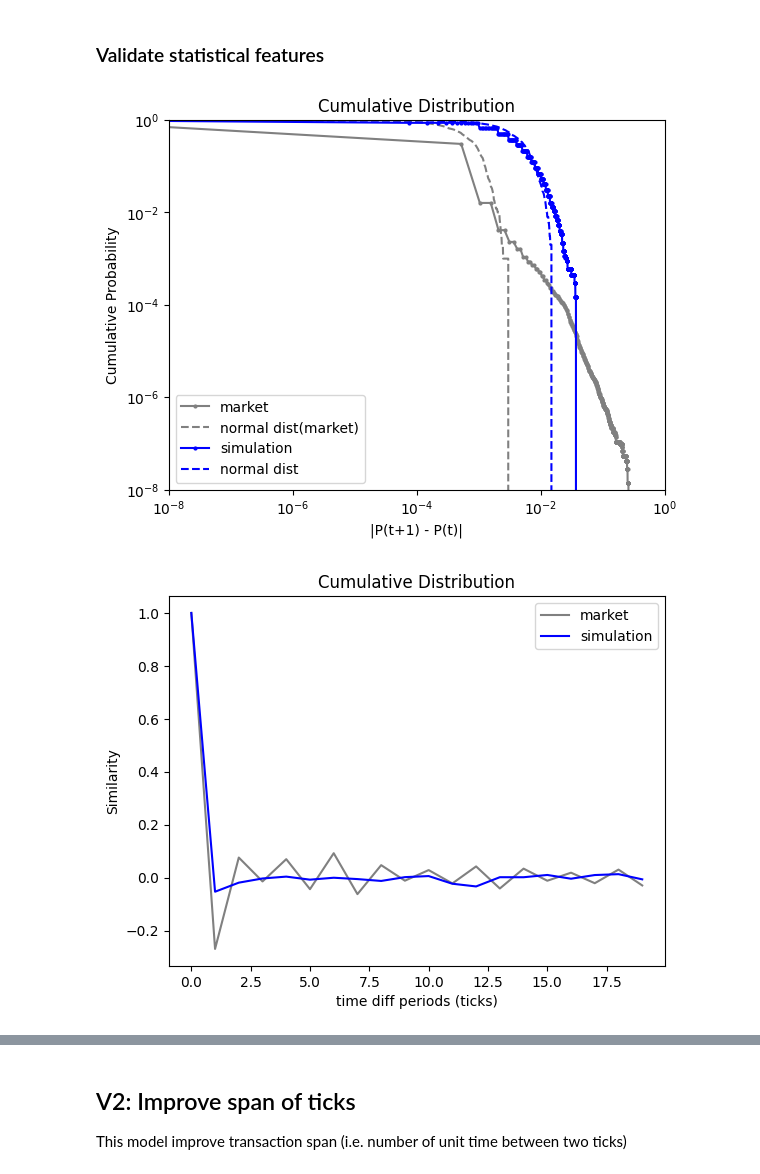
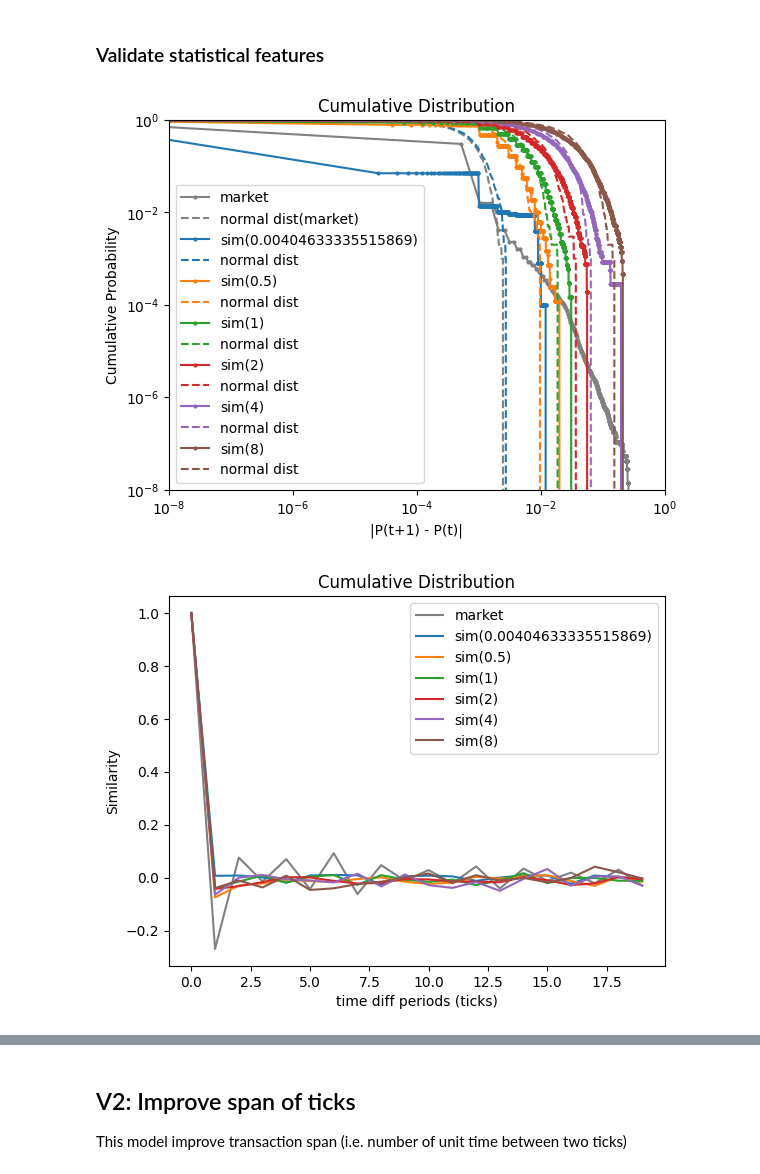
Before and after one commit to Naradice/stocknet_study, a Jupyter notebook: FeatureEngineering/AgentSimulation.ipynb, the cells around one changed output, grey strips where cells are left out. Saved outputs shown, nothing was run; the diff lists cells and outputs as text; code cells hidden in the pictures.

```diff
--- a/FeatureEngineering/AgentSimulation.ipynb
+++ b/FeatureEngineering/AgentSimulation.ipynb
@@ -134 +144,27 @@ prices, ticks = model.simulate(10000)
+# %%
+import numpy as np
+
+tick_df = pd.read_csv(f"{data_folder}/OANDA_2021_tick.csv", index_col=0, parse_dates=True)
+# remove market holiday
+out_condition = 3600 * 24
+time_diff = (tick_df.index[1:] - tick_df.index[:-1]).total_seconds()
+time_diff = time_diff[time_diff < out_condition]
+min_span = time_diff[time_diff > 0].min()
+time_span = np.round(time_diff/min_span)
+mean_spread = tick_df.spread.mean()
+# %%
+agent_num = 300
+simulation_ticks = 10000
+additional_target_spread = [0.5, 1, 2, 4, 8]
+# %%
+price_results = []
+ticks_results = []
+labels = []
+
+for target_spread in [mean_spread, *additional_target_spread]:
+    model = DeterministicDealerModelV1(agent_num, tick_time=min_span, spread=target_spread)
+    prices, ticks = model.simulate(simulation_ticks)
+    price_results.append(prices)
+    ticks_results.append(ticks)
+    labels.append(f"sim({target_spread})")
 # %%
@@ -159,21 +185,35 @@ sim_n_cumulative, sim_n_bin_edges = cumulative_dist(data)
 # %%
+import matplotlib.colors as mcolors
+colors = [*mcolors.TABLEAU_COLORS]
+
 plt.plot(bin_edges, cumulative, color="gray", marker="o", markersize=2, label="market")
 plt.plot(n_bin_edges, n_cumulative, color="gray", linestyle="--", label="normal dist(market)")
 
-plt.plot(sim_bin_edges, sim_cumulative, color="blue", marker="o", markersize=2, label="simulation")
-plt.plot(sim_n_bin_edges, sim_n_cumulative, color="blue", linestyle="--", label="normal dist")
+for index in range(len(price_results)):
+    prices = price_results[index]
+    label = labels[index]
+    color = colors[index]
+    mean = prices["price"].diff().mean()
+    std = prices["price"].diff().std()
+
+    sim_cumulative, sim_bin_edges = cumulative_dist(prices["price"].diff().abs().iloc[1:], bins=500)
+    num_samples = 1000
+    data = abs(np.random.normal(mean, std, num_samples))
+    sim_n_cumulative, sim_n_bin_edges = cumulative_dist(data)
+    plt.plot(sim_bin_edges, sim_cumulative, color=color, marker="o", markersize=2, label=label)
+    plt.plot(sim_n_bin_edges, sim_n_cumulative, color=color, linestyle="--", label="normal dist")
 
 plt.title('Cumulative Distribution')
 plt.xlabel('|P(t+1) - P(t)|')
 plt.ylabel('Cumulative Probability')
 plt.xscale('log')
 plt.yscale('log')
 plt.ylim(1e-8, 1)
 plt.xlim(1e-8, 1)
 plt.legend()
 plt.show()
 # %% [output]
-[figure, old version]
+[figure, new version]
 # %%
 def z(price_diff_srs, mean, std):
     return (price_diff_srs - mean)/std
@@ -200,13 +239,18 @@ sim_indices, sim_similarities, _ = self_similarity(prices["price"].diff().iloc[1
 # %%
 plt.plot(indices, similarities, color="gray", label="market")
-plt.plot(sim_indices, sim_similarities, color="blue", label="simulation")
+for index in range(len(price_results)):
+    prices = price_results[index]
+    label = labels[index]
+    color = colors[index]
+    sim_indices, sim_similarities, _ = self_similarity(prices["price"].diff().iloc[1:], k=20)
+    plt.plot(sim_indices, sim_similarities, color=color, label=label)
 plt.title('Cumulative Distribution')
 plt.xlabel('time diff periods (ticks)')
 plt.ylabel('Similarity')
 plt.legend()
 plt.show()
 # %% [output]
-[figure, old version]
+[figure, new version]
 # %%
 def diffusion(price_srs, n):
     if isinstance(price_srs, pd.Series):
```
Also changed, not shown: parts of 27 cells of this notebook.
